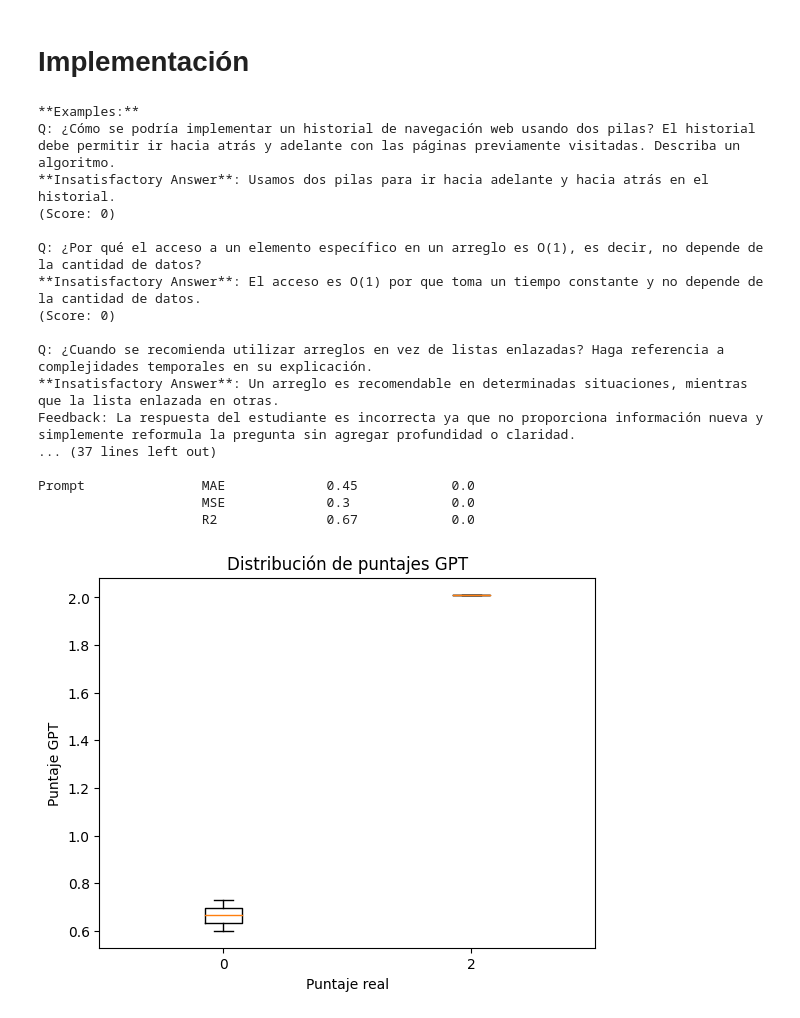
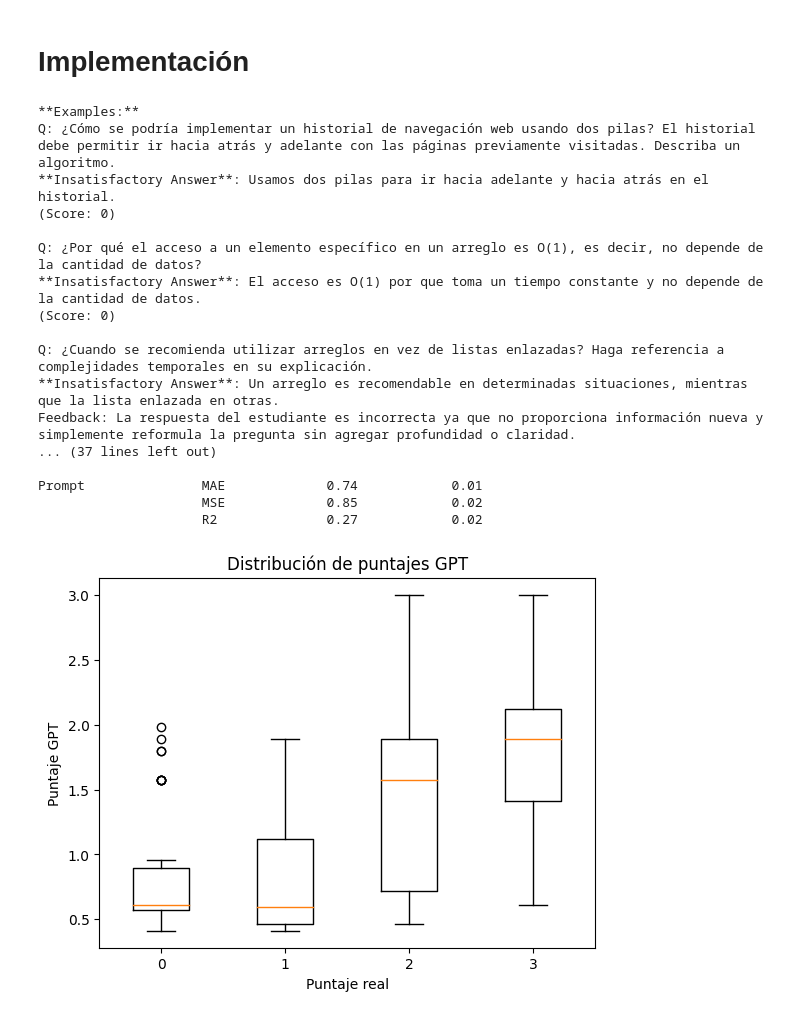
Before and after one commit to OscarRojasG/Experimentos-GPTValidator, a Jupyter notebook: Framework_Experimentos.ipynb, the cells around one changed output. Cells and saved outputs as stored; diff of their text form; code cells hidden in the pictures.

```diff
--- a/Framework_Experimentos.ipynb
+++ b/Framework_Experimentos.ipynb
@@ -646,37 +662,37 @@ column_data = {
     "answer": "Respuesta",
     "real_eval": "EvalProfe"
 }
 
 criteria = ["correctness", "completeness", "clarity"]
 
 experiment(
-    dataset="test.xlsx",
+    dataset="control2_2024-1.xlsx",
     sheet_name="C2-claim",
     column_data=column_data,
     prompt_data=prompt_data,
     criteria=criteria,
-    repetitions=1,
+    repetitions=3,
     eval_function="map"
 )
 
 #visualize_prompt(prompt_data, criteria)
 # %% [output]
 **Examples:**
 Q: ¿Cómo se podría implementar un historial de navegación web usando dos pilas? El historial debe permitir ir hacia atrás y adelante con las páginas previamente visitadas. Describa un algoritmo.
 **Insatisfactory Answer**: Usamos dos pilas para ir hacia adelante y hacia atrás en el historial.
 (Score: 0)
 
 Q: ¿Por qué el acceso a un elemento específico en un arreglo es O(1), es decir, no depende de la cantidad de datos?
 **Insatisfactory Answer**: El acceso es O(1) por que toma un tiempo constante y no depende de la cantidad de datos.
 (Score: 0)
 
 Q: ¿Cuando se recomienda utilizar arreglos en vez de listas enlazadas? Haga referencia a complejidades temporales en su explicación.
 **Insatisfactory Answer**: Un arreglo es recomendable en determinadas situaciones, mientras que la lista enlazada en otras.
 Feedback: La respuesta del estudiante es incorrecta ya que no proporciona información nueva y simplemente reformula la pregunta sin agregar profundidad o claridad.
 ... (37 lines left out)
 
-Prompt               MAE             0.45            0.0
-                     MSE             0.3             0.0
-                     R2              0.67            0.0
+Prompt               MAE             0.74            0.01
+                     MSE             0.85            0.02
+                     R2              0.27            0.02
-[figure, old version]
+[figure, new version]
 # %%
```
Also changed, not shown: parts of 4 cells of this notebook.
